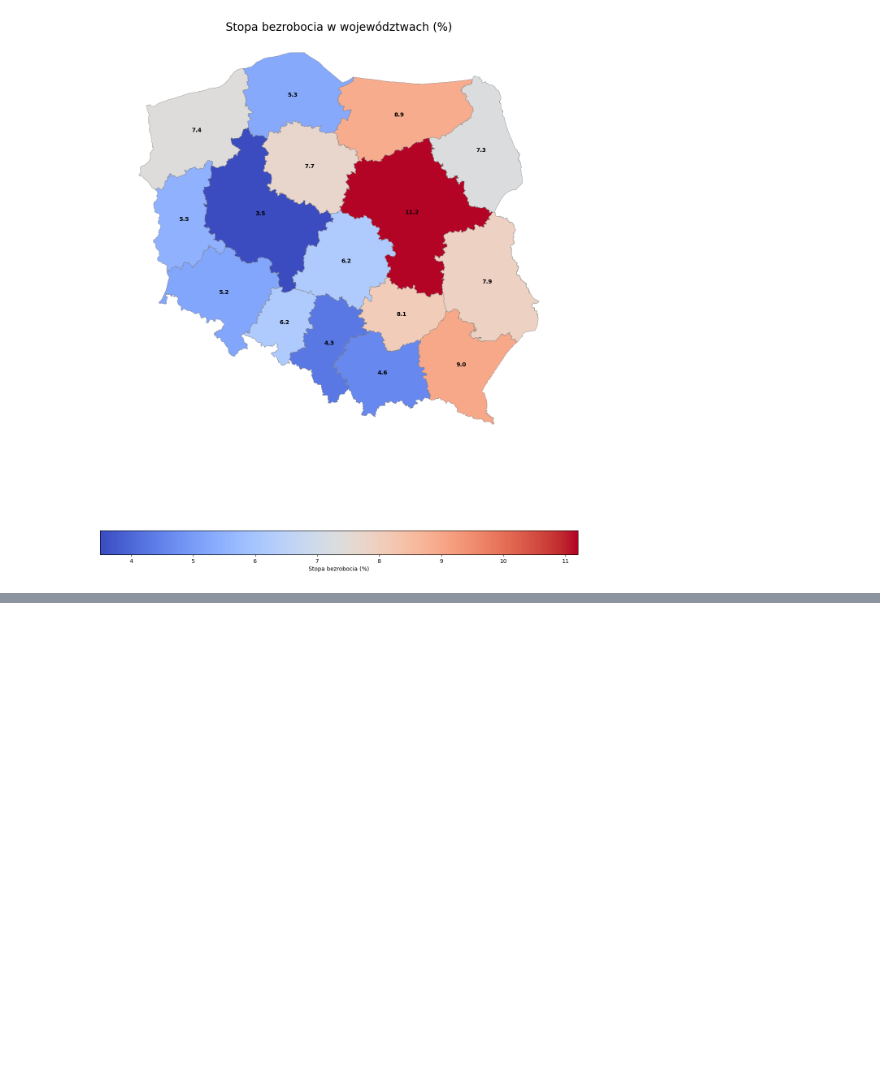
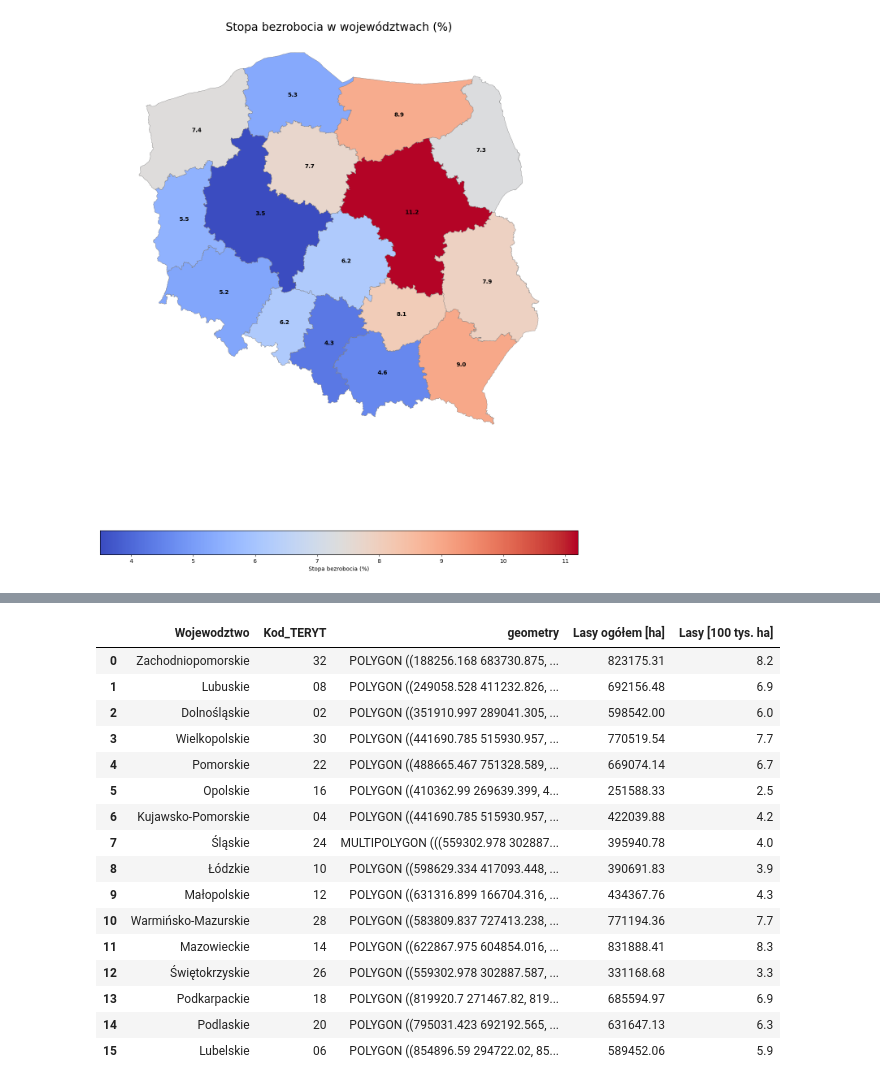
Before and after one commit to RdzaMnieBierze/Polska_Geopandas, a Jupyter notebook: Bezrobocie.ipynb, the cells around one changed output, grey strips where cells are left out. Saved outputs shown, nothing was run; the diff lists cells and outputs as text; code cells hidden in the pictures; blank space fills up the shorter version.

```diff
--- a/Bezrobocie.ipynb
+++ b/Bezrobocie.ipynb
@@ -226,0 +229,3 @@ plt.show()
+# %%
+dane_lasy = pd.read_csv('data/lasy.csv', encoding='utf-8', sep=';')
+dane_lasy
@@ -226,0 +330,21 @@ plt.show()
+# %%
+mapa_lasy = mapa.merge(dane_lasy, on='Wojewodztwo', how='left')
+mapa_lasy
+# %% [output]
+|  | Wojewodztwo | Kod_TERYT | geometry | Lasy ogółem [ha] | Lasy [100 tys. ha] |
+| 0 | Zachodniopomorskie | 32 | POLYGON ((188256.168 683730.875, ... | 823175.31 | 8.2 |
+| 1 | Lubuskie | 08 | POLYGON ((249058.528 411232.826, ... | 692156.48 | 6.9 |
+| 2 | Dolnośląskie | 02 | POLYGON ((351910.997 289041.305, ... | 598542.00 | 6.0 |
+| 3 | Wielkopolskie | 30 | POLYGON ((441690.785 515930.957, ... | 770519.54 | 7.7 |
+| 4 | Pomorskie | 22 | POLYGON ((488665.467 751328.589, ... | 669074.14 | 6.7 |
+| 5 | Opolskie | 16 | POLYGON ((410362.99 269639.399, 4... | 251588.33 | 2.5 |
+| 6 | Kujawsko-Pomorskie | 04 | POLYGON ((441690.785 515930.957, ... | 422039.88 | 4.2 |
+| 7 | Śląskie | 24 | MULTIPOLYGON (((559302.978 302887... | 395940.78 | 4.0 |
+| 8 | Łódzkie | 10 | POLYGON ((598629.334 417093.448, ... | 390691.83 | 3.9 |
+| 9 | Małopolskie | 12 | POLYGON ((631316.899 166704.316, ... | 434367.76 | 4.3 |
+| 10 | Warmińsko-Mazurskie | 28 | POLYGON ((583809.837 727413.238, ... | 771194.36 | 7.7 |
+| 11 | Mazowieckie | 14 | POLYGON ((622867.975 604854.016, ... | 831888.41 | 8.3 |
+| 12 | Świętokrzyskie | 26 | POLYGON ((559302.978 302887.587, ... | 331168.68 | 3.3 |
+| 13 | Podkarpackie | 18 | POLYGON ((819920.7 271467.82, 819... | 685594.97 | 6.9 |
+| 14 | Podlaskie | 20 | POLYGON ((795031.423 692192.565, ... | 631647.13 | 6.3 |
+| 15 | Lubelskie | 06 | POLYGON ((854896.59 294722.02, 85... | 589452.06 | 5.9 |
```
Also changed, not shown: parts of 7 cells of this notebook, 1 other file.
